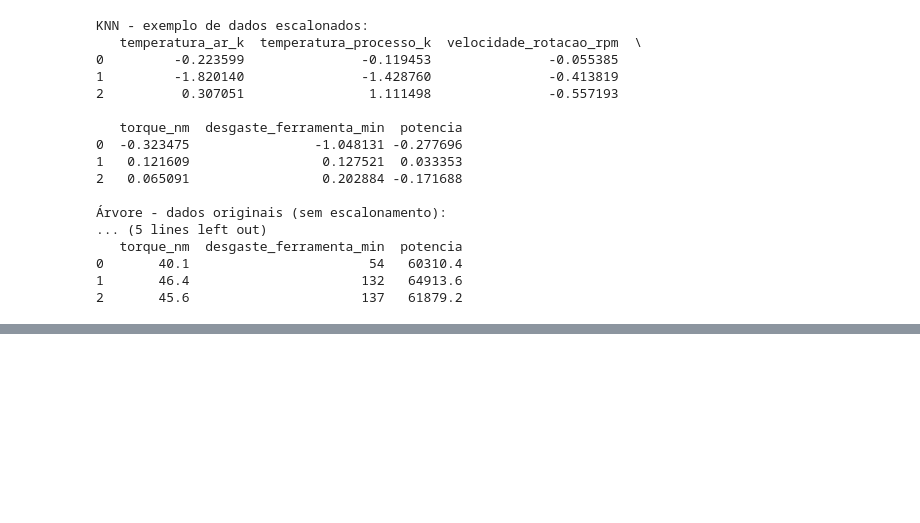
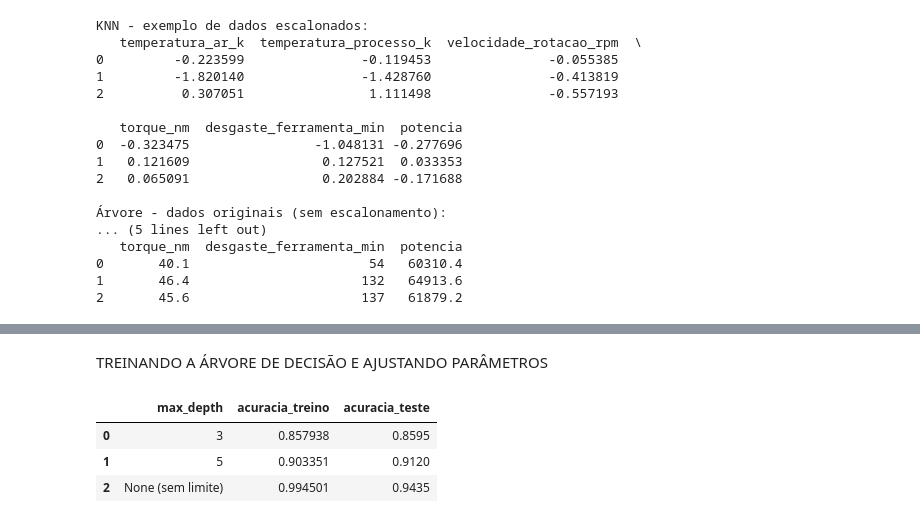
Before and after one commit to eduardaecher/pipeline-preditivo, a Jupyter notebook: notebook.ipynb, the cells around one changed output, grey strips where cells are left out. Saved outputs shown, nothing was run; the diff lists cells and outputs as text; code cells hidden in the pictures; blank space fills up the shorter version.

```diff
--- a/notebook.ipynb
+++ b/notebook.ipynb
@@ -321,0 +339,15 @@ KNN - exemplo de dados escalonados:
+# %% [markdown]
+TREINANDO A ÁRVORE DE DECISÃO E AJUSTANDO PARÂMETROS
+# %%
+from src.parameters import testar_arvore
+
+df_resultados_arvore = testar_arvore(
+    X_train_arvore, y_train_bal, X_test_arvore, y_test,
+    valores_profundidade=[3, 5, None]
+)
+df_resultados_arvore
+# %% [output]
+|  | max_depth | acuracia_treino | acuracia_teste |
+| 0 | 3 | 0.857938 | 0.8595 |
+| 1 | 5 | 0.903351 | 0.9120 |
+| 2 | None (sem limite) | 0.994501 | 0.9435 |
```
Also changed, not shown: parts of 4 cells of this notebook, 1 other file.
